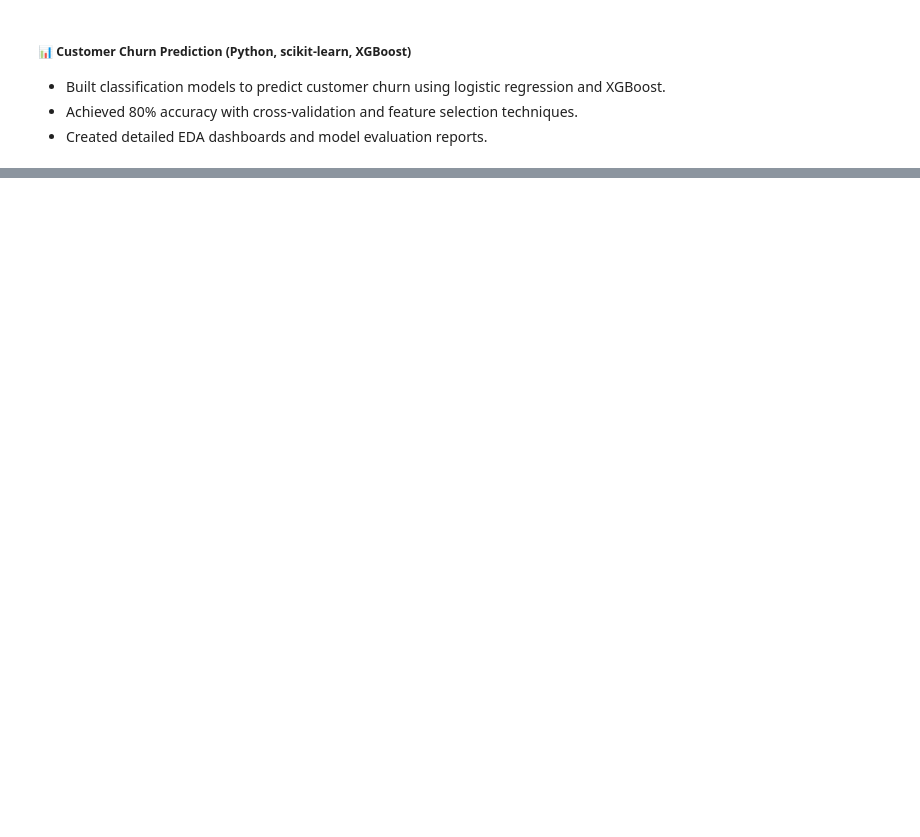
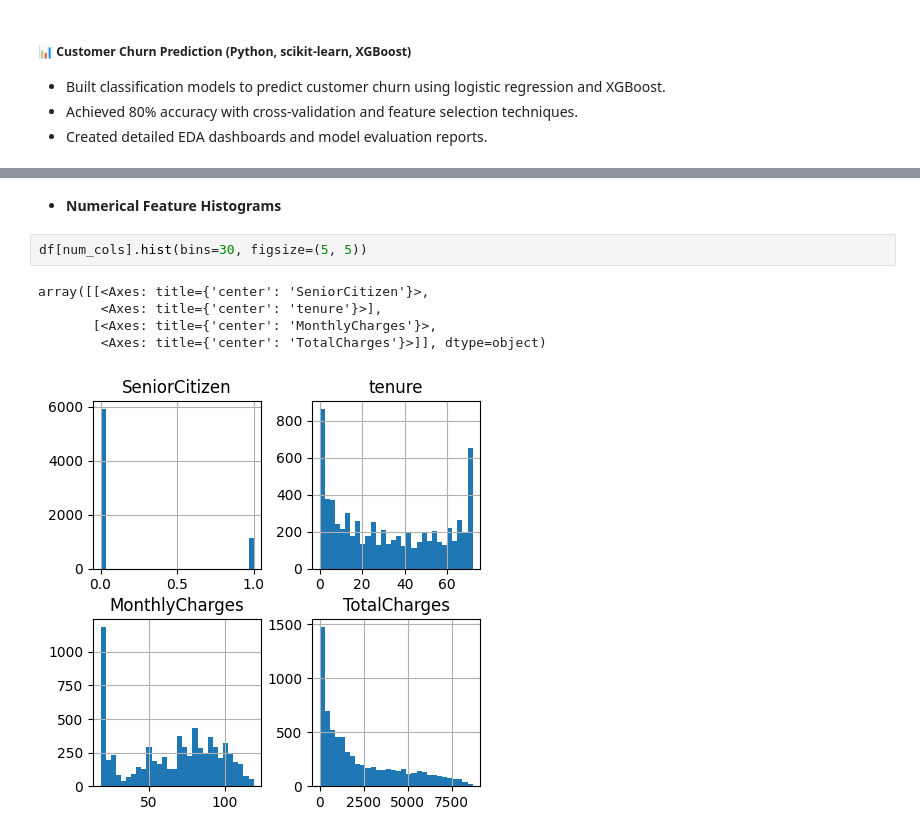
Before and after one commit to deanesh/artificial-intelligence-latest, a Jupyter notebook: career/customer_churn prediction.ipynb, the cells around one changed output, grey strips where cells are left out. Cells and saved outputs as stored; diff of their text form; blank space fills up the shorter version.

```diff
--- a/career/customer_churn prediction.ipynb
+++ b/career/customer_churn prediction.ipynb
@@ -104,0 +150,10 @@ XGBoost CV Accuracy: 0.7876 ± 0.0109
+# %% [markdown]
+* **Numerical Feature Histograms**
+# %%
+df[num_cols].hist(bins=30, figsize=(5, 5))
+# %% [output]
+array([[<Axes: title={'center': 'SeniorCitizen'}>,
+        <Axes: title={'center': 'tenure'}>],
+       [<Axes: title={'center': 'MonthlyCharges'}>,
+        <Axes: title={'center': 'TotalCharges'}>]], dtype=object)
+[figure, added]
```
Also changed, not shown: parts of 16 cells of this notebook, 1 other file.
